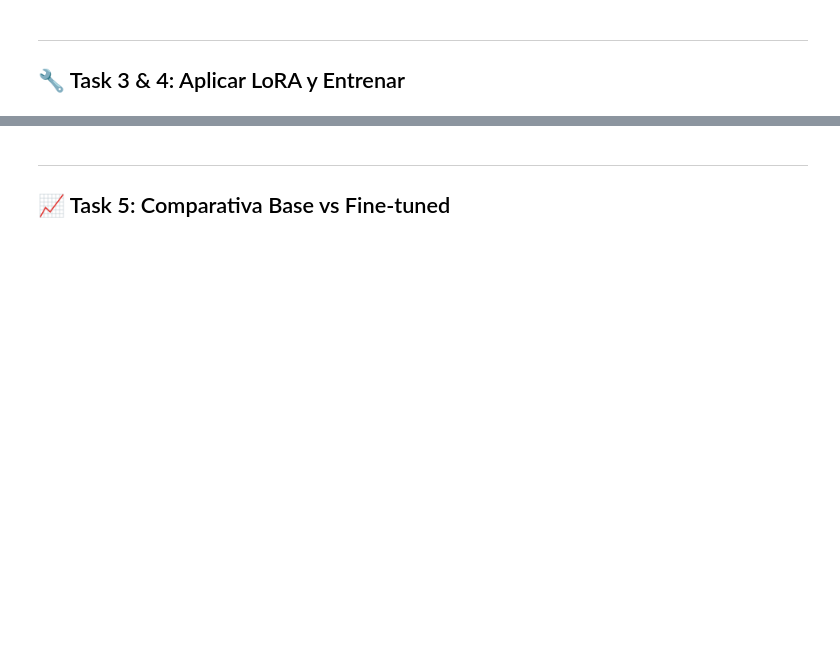
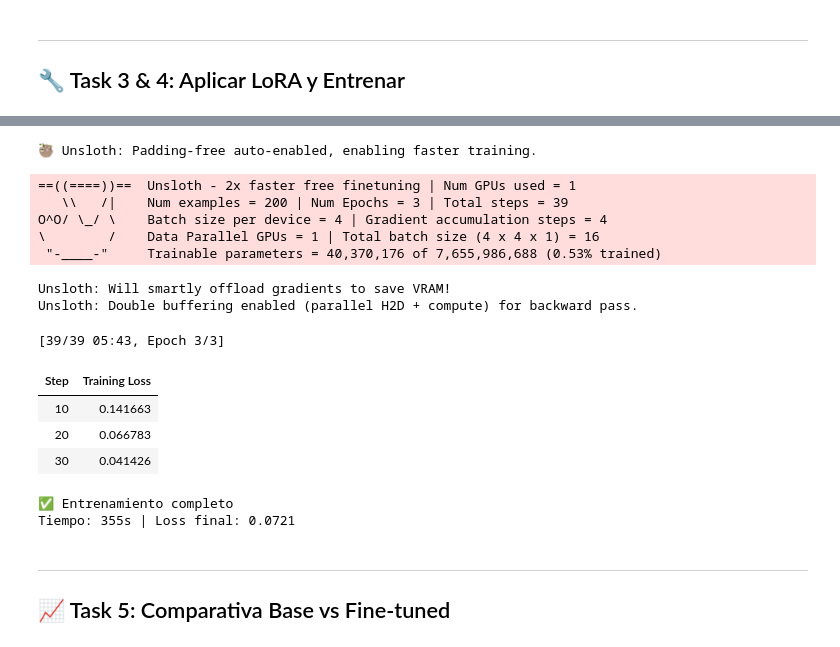
Before and after one commit to sebastianperudev2001/dmc-genai-engineering-project, a Jupyter notebook: notebooks/01_finetuning.ipynb, the cells around one changed output, grey strips where cells are left out. Saved outputs shown, nothing was run; the diff lists cells and outputs as text; code cells hidden in the pictures; blank space fills up the shorter version.

```diff
--- a/notebooks/01_finetuning.ipynb
+++ b/notebooks/01_finetuning.ipynb
@@ -132,7 +175,7 @@ print(f"✅ LoRA aplicado | Parámetros entrenables: {trainable:,} ({100*trainab
 import json
 from datasets import Dataset
 
-with open("/content/dmc_leads.json", "r", encoding="utf-8") as f:
+with open("dataset/dmc_leads.json", "r", encoding="utf-8") as f:
     raw = json.load(f)
 
 def format_example(example):
@@ -148,40 +197,55 @@ print(ds[0]["text"][:300])
 # %%
 # Celda 6: Entrenar
 import os
-from trl import SFTTrainer
-from transformers import TrainingArguments
+from trl import SFTTrainer, SFTConfig  # ← add SFTConfig here
 from unsloth import is_bfloat16_supported
 
 os.makedirs("outputs", exist_ok=True)
 
 trainer = SFTTrainer(
     model=model,
     tokenizer=tokenizer,
     train_dataset=ds,
     dataset_text_field="text",
     max_seq_length=MAX_SEQ_LENGTH,
     dataset_num_proc=2,
-    args=TrainingArguments(
+    args=SFTConfig(
         per_device_train_batch_size=4,
         gradient_accumulation_steps=4,
         warmup_steps=5,
         num_train_epochs=3,
         learning_rate=2e-4,
         fp16=not is_bfloat16_supported(),
         bf16=is_bfloat16_supported(),
         logging_steps=10,
         optim="adamw_8bit",
         weight_decay=0.01,
         lr_scheduler_type="linear",
         seed=42,
         output_dir="outputs",
         report_to="none",
     ),
 )
 stats = trainer.train()
 print(f"✅ Entrenamiento completo")
 print(f"Tiempo: {stats.metrics['train_runtime']:.0f}s | Loss final: {stats.metrics['train_loss']:.4f}")
 # Loss debe bajar de ~2.0 a <0.5. Si no, aumentar num_train_epochs a 5.
+# %% [output]
+🦥 Unsloth: Padding-free auto-enabled, enabling faster training.
+==((====))==  Unsloth - 2x faster free finetuning | Num GPUs used = 1
+   \\   /|    Num examples = 200 | Num Epochs = 3 | Total steps = 39
+O^O/ \_/ \    Batch size per device = 4 | Gradient accumulation steps = 4
+\        /    Data Parallel GPUs = 1 | Total batch size (4 x 4 x 1) = 16
+ "-____-"     Trainable parameters = 40,370,176 of 7,655,986,688 (0.53% trained)
+Unsloth: Will smartly offload gradients to save VRAM!
+Unsloth: Double buffering enabled (parallel H2D + compute) for backward pass.
+[39/39 05:43, Epoch 3/3]
+| Step | Training Loss |
+| 10 | 0.141663 |
+| 20 | 0.066783 |
+| 30 | 0.041426 |
+✅ Entrenamiento completo
+Tiempo: 355s | Loss final: 0.0721
 # %% [markdown]
 ---
 ## 📈 Task 5: Comparativa Base vs Fine-tuned
```
Also changed, not shown: parts of 10 cells of this notebook, 6 other files.
